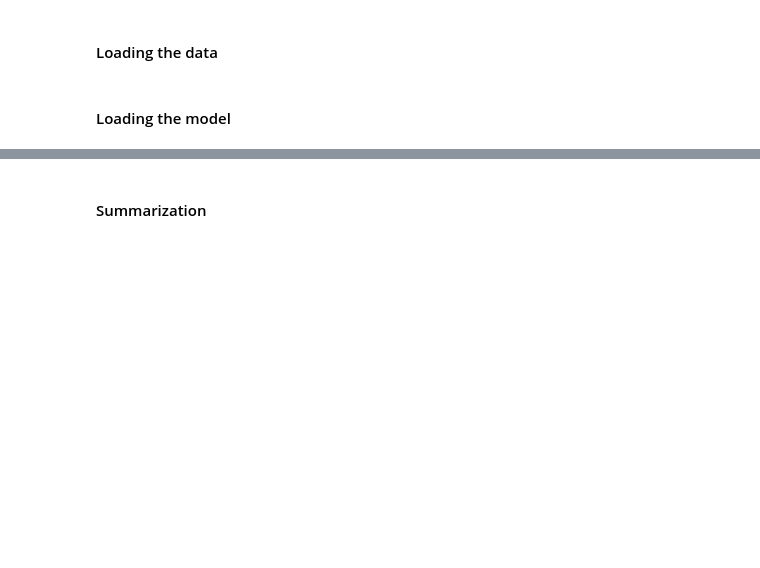
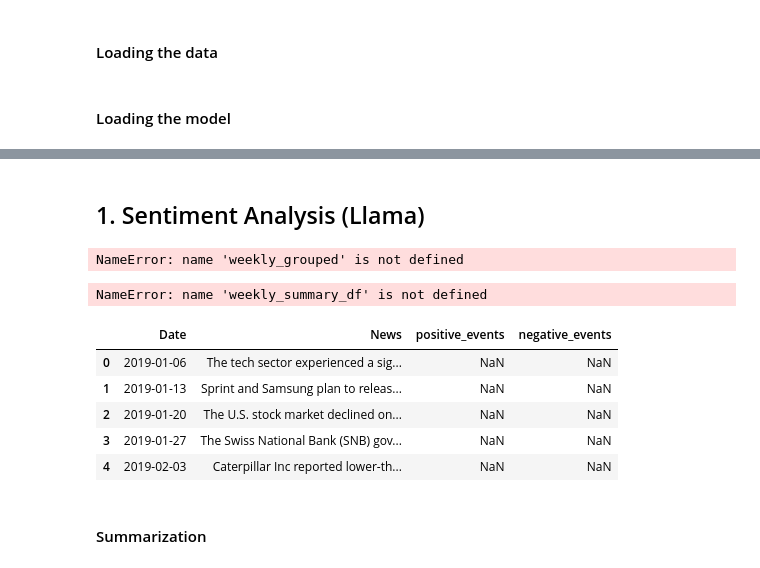
Before and after one commit to siddharth-rathore/NLP, a Jupyter notebook: NLP_Project_Full_Code-1.ipynb, the cells around one changed output, grey strips where cells are left out. Cells and saved outputs as stored; diff of their text form; code cells hidden in the pictures; blank space fills up the shorter version.

```diff
--- a/NLP_Project_Full_Code-1.ipynb
+++ b/NLP_Project_Full_Code-1.ipynb
@@ -662,8 +774,8 @@ tqdm.pandas()
 # %%
-data["Date"] = pd.to_datetime(data['Date'])  # Convert the 'Date' column to datetime format.
+df["Date"] = pd.to_datetime(df['Date'])  # Convert the 'Date' column to datetime format.
 # %%
 # Group the data by week using the 'Date' column.
-weekly_grouped = data.groupby(pd.Grouper(key='Date', freq='W'))
+weekly_grouped = df.groupby(pd.Grouper(key='Date', freq='W'))
 # %%
 weekly_grouped = weekly_grouped.agg(
     {
@@ -677,3 +809,7 @@ weekly_grouped
+# %% [markdown]
+## 1. Sentiment Analysis (Llama)
 # %%
 # creating a copy of the data
-data_1 = weekly_grouped.copy()
+weekly_summary_df = weekly_grouped.copy()
+# %% [output]
+NameError: name 'weekly_grouped' is not defined
@@ -680,3 +824,17 @@ data_1 = weekly_grouped.copy()
+# %%
+weekly_summary_df['positive_events'] = weekly_summary_df['summary'].str.extract(r'Positive events:(.*)Negative', expand=False)
+weekly_summary_df['negative_events'] = weekly_summary_df['summary'].str.extract(r'Negative events:(.*)', expand=False)
+# %% [output]
+NameError: name 'weekly_summary_df' is not defined
+# %%
+weekly_summary_df.head()
+# %% [output]
+|  | Date | News | positive_events | negative_events |
+| 0 | 2019-01-06 | The tech sector experienced a sig... | NaN | NaN |
+| 1 | 2019-01-13 | Sprint and Samsung plan to releas... | NaN | NaN |
+| 2 | 2019-01-20 | The U.S. stock market declined on... | NaN | NaN |
+| 3 | 2019-01-27 | The Swiss National Bank (SNB) gov... | NaN | NaN |
+| 4 | 2019-02-03 | Caterpillar Inc reported lower-th... | NaN | NaN |
 # %% [markdown]
 #### Summarization
 # %% [markdown]
```
Also changed, not shown: parts of 21 cells of this notebook.
